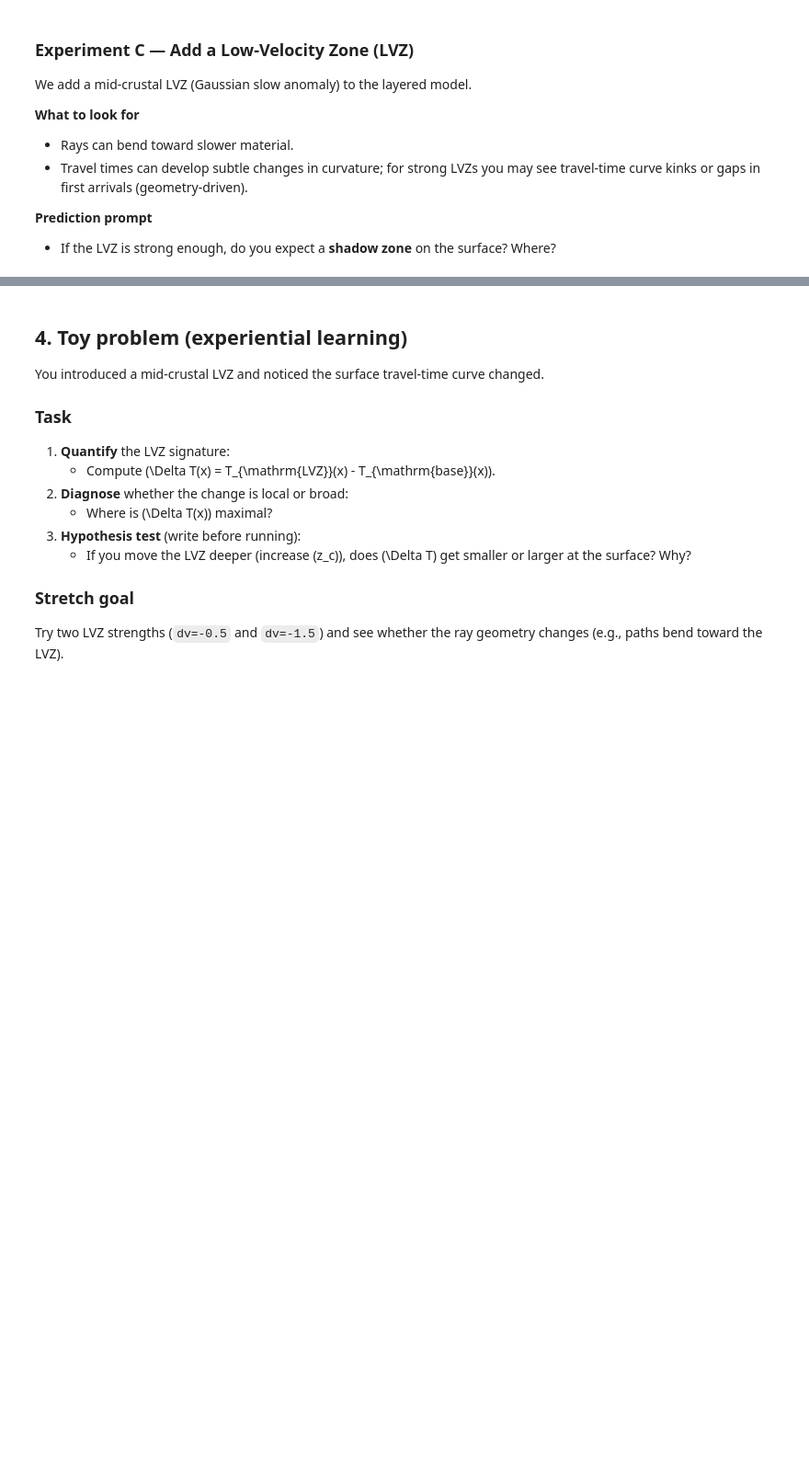
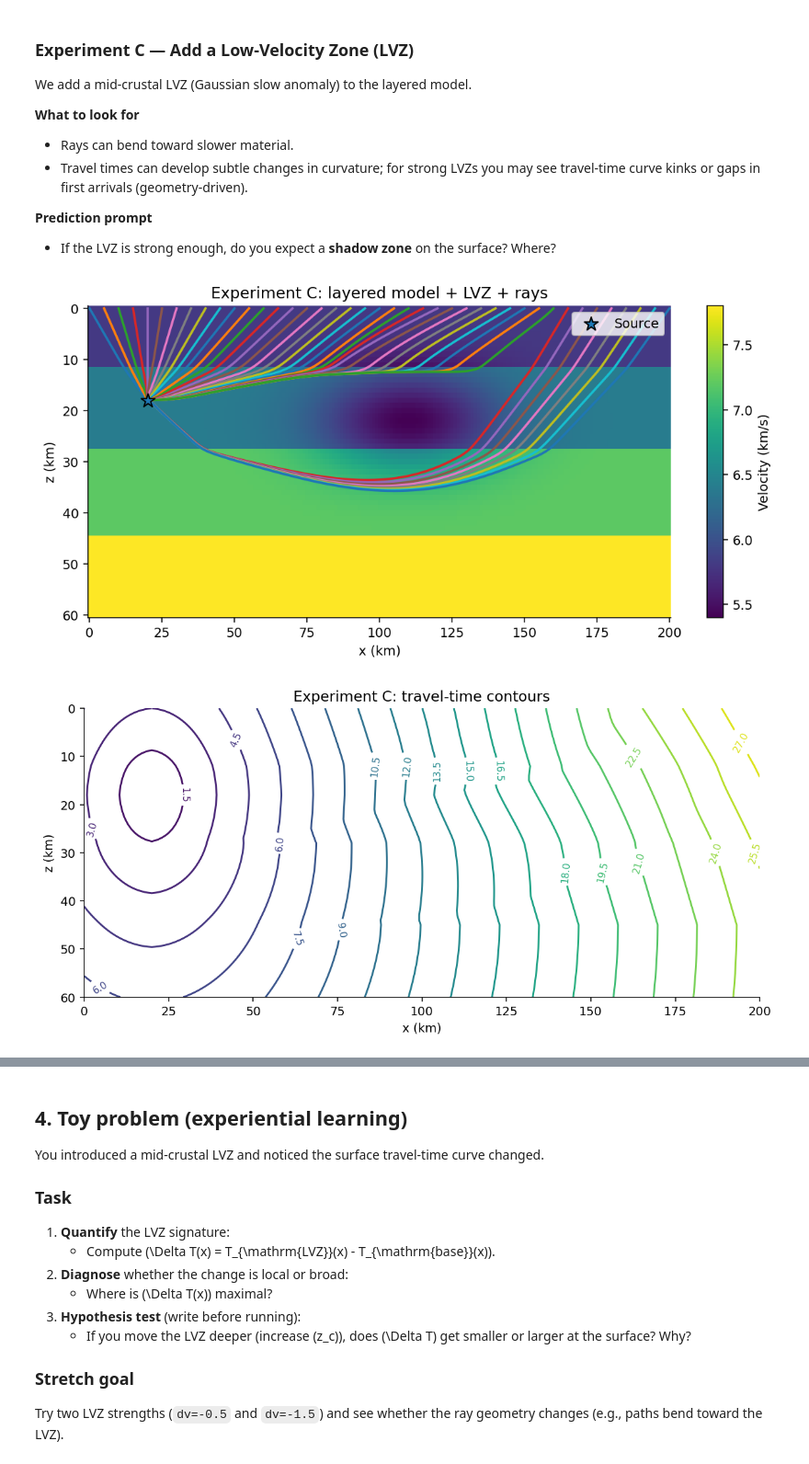
Before and after one commit to uw-geophysics-edu/ess-412-512-intro2seismology, a Jupyter notebook: notebooks/033_ray-tracing-cartesian.ipynb, the cells around one changed output, grey strips where cells are left out. Shown at 92% size. Cells and saved outputs as stored; diff of their text form; code cells hidden in the pictures; blank space fills up the shorter version.

```diff
--- a/notebooks/033_ray-tracing-cartesian.ipynb
+++ b/notebooks/033_ray-tracing-cartesian.ipynb
@@ -421,21 +432,24 @@ We add a mid-crustal LVZ (Gaussian slow anomaly) to the layered model.
 - If the LVZ is strong enough, do you expect a **shadow zone** on the surface? Where?
 # %%
 # Start from the layered model and add LVZ
-vC = add_lvz(vB1, grid, xc=110.0, zc=22.0, dv=-1.0, sigx=22.0, sigz=7.0)
+vC = add_lvz(vB1, grid, xc=110.0, zc=22.0, dv=-1, sigx=22.0, sigz=7.0)
 
 solverC, TC, _ = solve_traveltime(grid, vC, xs, zs)
 raysC = trace_rays_to_surface_receivers(solverC, grid, rx, receiver_z=0.0)
 
 plot_velocity_and_rays(grid, vC, raysC, xs, zs, title="Experiment C: layered model + LVZ + rays")
 plot_traveltime_contours(grid, TC, title="Experiment C: travel-time contours")
 
 tC = travel_time_curve(TC, grid, rx, receiver_z=0.0)
 
 plt.figure(figsize=(7.5,3.2))
 plt.plot(rx, tB1, marker="o", label="No LVZ (B1)")
 plt.plot(rx, tC, marker="s", label="With LVZ (C)")
 plt.xlabel("x (km)")
 plt.ylabel("T (s) at z=0")
 plt.title("Experiment C: LVZ effect on surface travel-time curve")
 plt.legend()
 plt.show()
+# %% [output]
+[figure, added]
+[figure, added]
```
Also changed, not shown: parts of 7 cells of this notebook.
